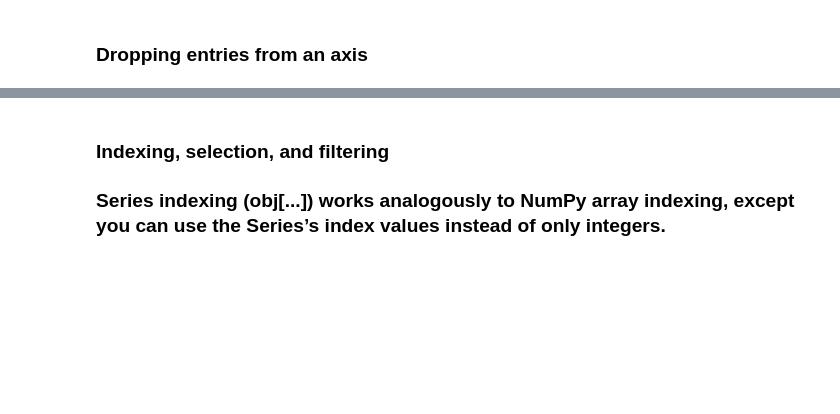
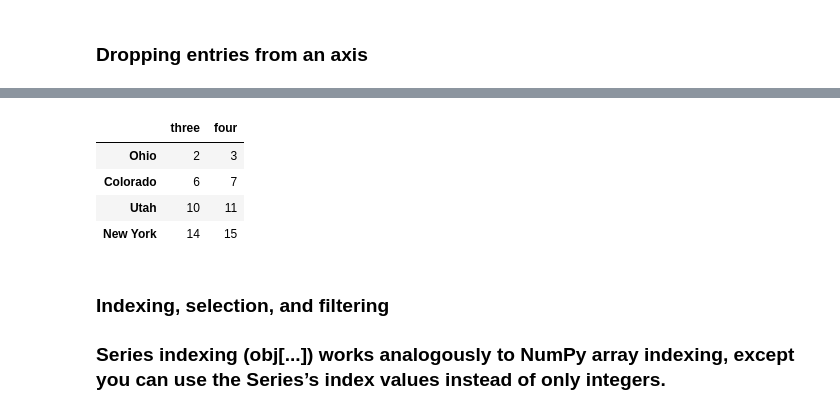
Before and after one commit to haocoder/pydata-book, a Jupyter notebook: ch05.ipynb, the cells around one changed output, grey strips where cells are left out. Saved outputs shown, nothing was run; the diff lists cells and outputs as text; code cells hidden in the pictures; blank space fills up the shorter version.

```diff
--- a/ch05.ipynb
+++ b/ch05.ipynb
@@ -237,3 +539,11 @@ data.drop(['Colorado', 'Ohio'])
+# %%
+data.drop(['one','two'], axis = 1)
+# %% [output]
+|  | three | four |
+| Ohio | 2 | 3 |
+| Colorado | 6 | 7 |
+| Utah | 10 | 11 |
+| New York | 14 | 15 |
 # %%
 data.drop('Ohio', axis=0)
 # %%
```
Also changed, not shown: parts of 133 cells of this notebook.
